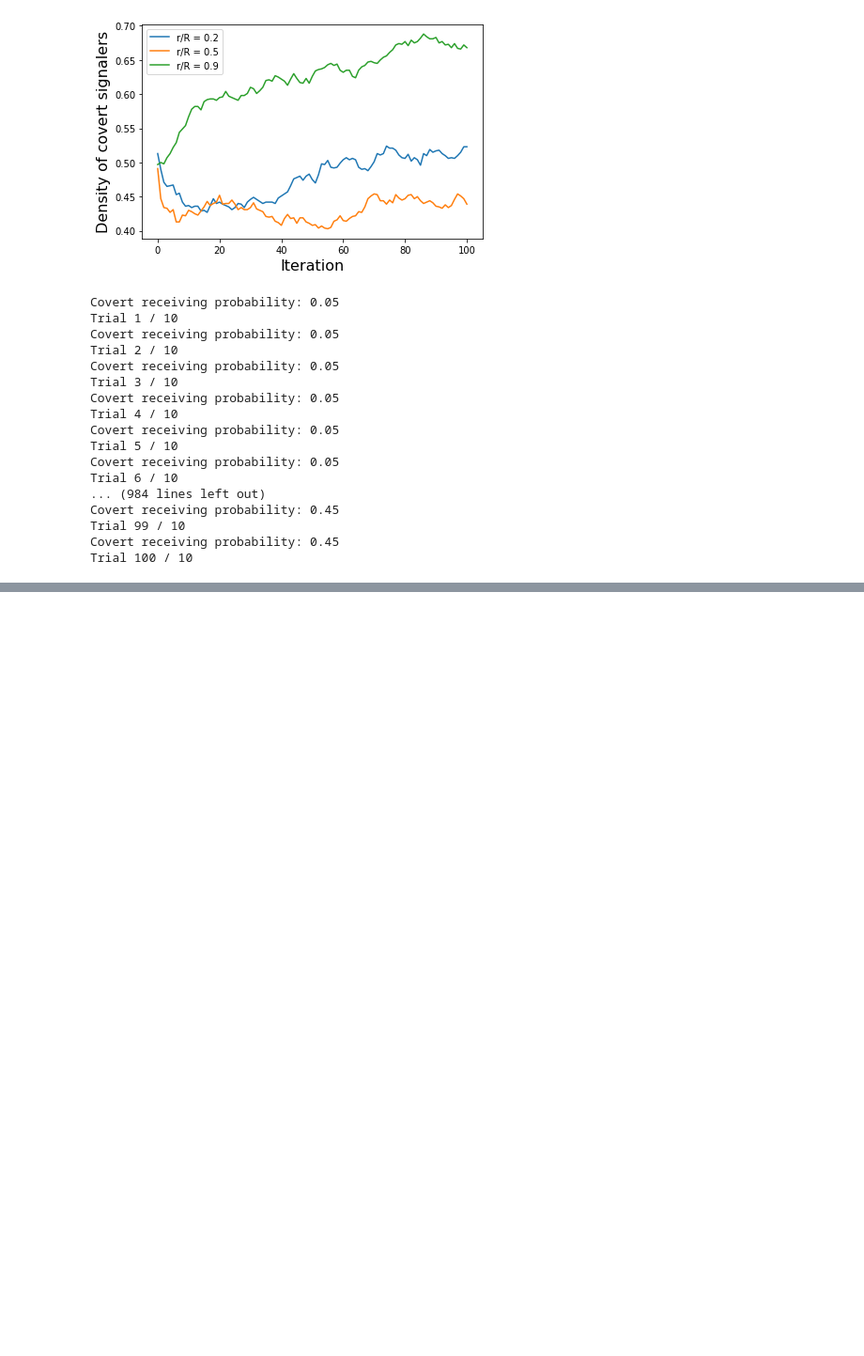
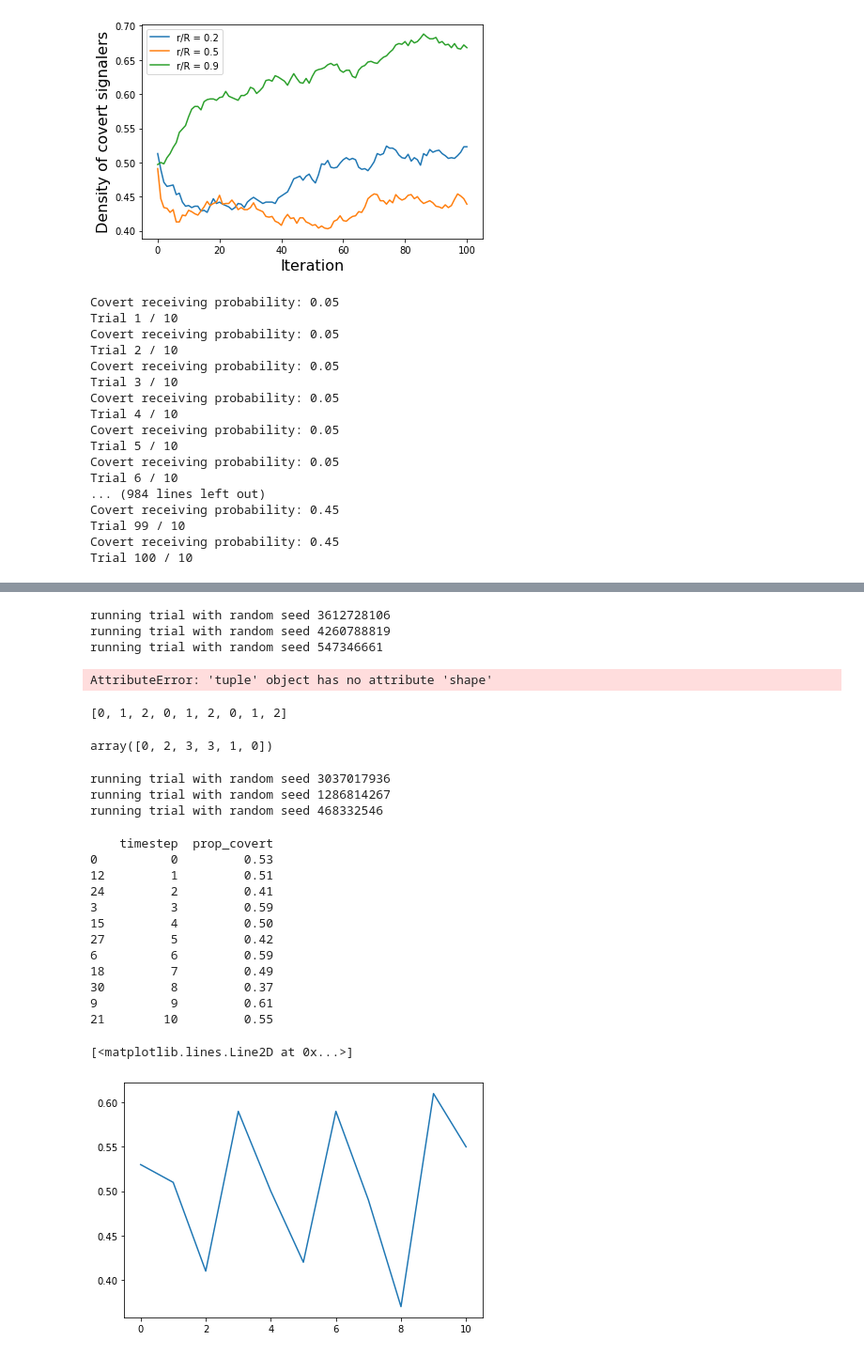
Before and after one commit to mt-digital/identity-signaling, a Jupyter notebook: Experiment development.ipynb, the cells around one changed output, grey strips where cells are left out. Shown: that part at 94% size. Saved outputs shown, nothing was run; the diff lists cells and outputs as text; code cells hidden in the pictures; blank space fills up the shorter version.

```diff
--- a/Experiment development.ipynb
+++ b/Experiment development.ipynb
@@ -155,0 +195,49 @@ plt.legend()
+# %%
+from id_signaling.experiment import trials_receptivity_homophily
+
+res = trials_receptivity_homophily(0.25, 0.1, n_trials=3)
+# %% [output]
+running trial with random seed 3612728106
+running trial with random seed 4260788819
+running trial with random seed 547346661
+# %%
+res.shape
+# %% [output]
+AttributeError: 'tuple' object has no attribute 'shape'
+# %%
+list(range(3)) * 3
+# %% [output]
+[0, 1, 2, 0, 1, 2, 0, 1, 2]
+# %%
+a = np.array([[0, 2, 3], [3, 1, 0]])
+a.flatten()
+# %% [output]
+array([0, 2, 3, 3, 1, 0])
+# %%
+df = trials_receptivity_homophily(0.25, 0.1, n_trials=3, n_iter=10)
+# %% [output]
+running trial with random seed 3037017936
+running trial with random seed 1286814267
+running trial with random seed 468332546
+# %%
+df.head()
+
+t0 = df.loc[df.trial_idx == 0][['timestep', 'prop_covert']].sort_values(by=['timestep'])
+print(t0)
+plt.plot(t0.prop_covert.values)
+# plt.plot(t0.prop_covert)
+# %% [output]
+    timestep  prop_covert
+0          0         0.53
+12         1         0.51
+24         2         0.41
+3          3         0.59
+15         4         0.50
+27         5         0.42
+6          6         0.59
+18         7         0.49
+30         8         0.37
+9          9         0.61
+21        10         0.55
+[<matplotlib.lines.Line2D at 0x...>]
+[figure, added]
```
Also changed, not shown: parts of 15 cells of this notebook, 2 other files.
